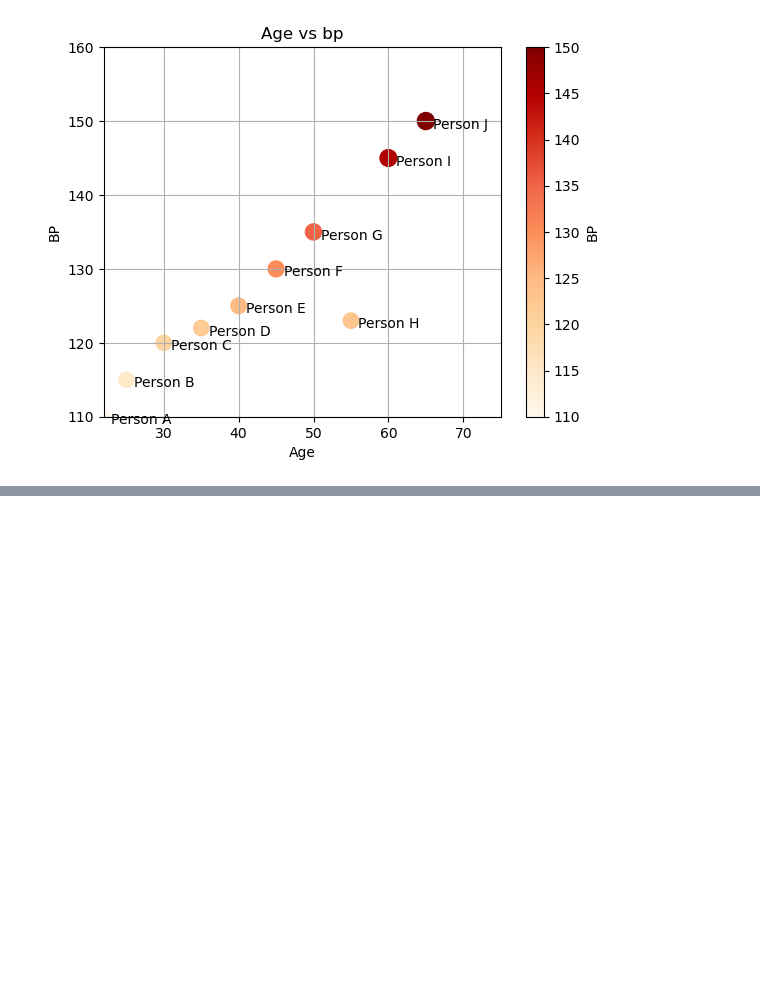
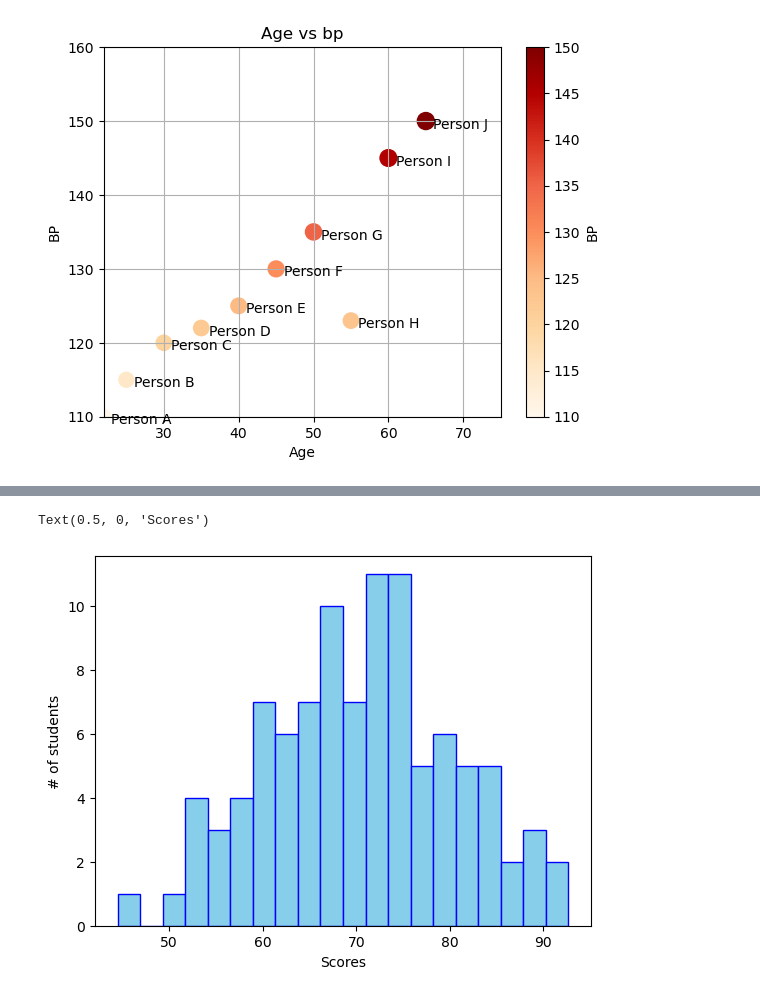
Before and after one commit to Aayush-1209/aiml-python-foundation, a Jupyter notebook: Data_visualisation/matplotliblec.ipynb, the cells around one changed output, grey strips where cells are left out. Drawn from its saved outputs; the diff is of its cells as text; code cells hidden in the pictures; blank space fills up the shorter version.

```diff
--- a/Data_visualisation/matplotliblec.ipynb
+++ b/Data_visualisation/matplotliblec.ipynb
@@ -176,0 +249,12 @@ plt.ylim(min(bp),max(bp)+10)
+# %%
+#Histograms
+import numpy as np
+np.random.seed(0)
+scores = np.random.normal(70,10,100) #Normal distribution
+
+plt.hist(scores,color="skyblue",edgecolor="blue",bins=20)
+plt.ylabel("# of students")
+plt.xlabel("Scores")
+# %% [output]
+Text(0.5, 0, 'Scores')
+[figure, added]
```
Also changed, not shown: parts of 6 cells of this notebook.
